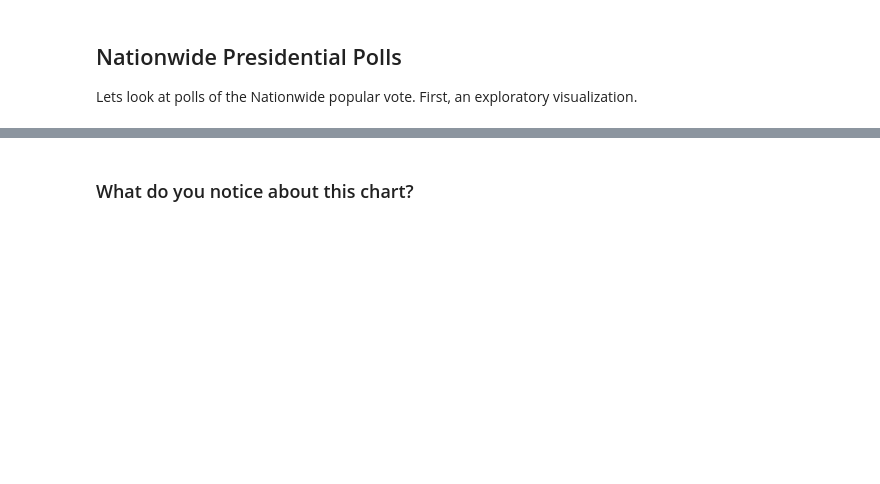
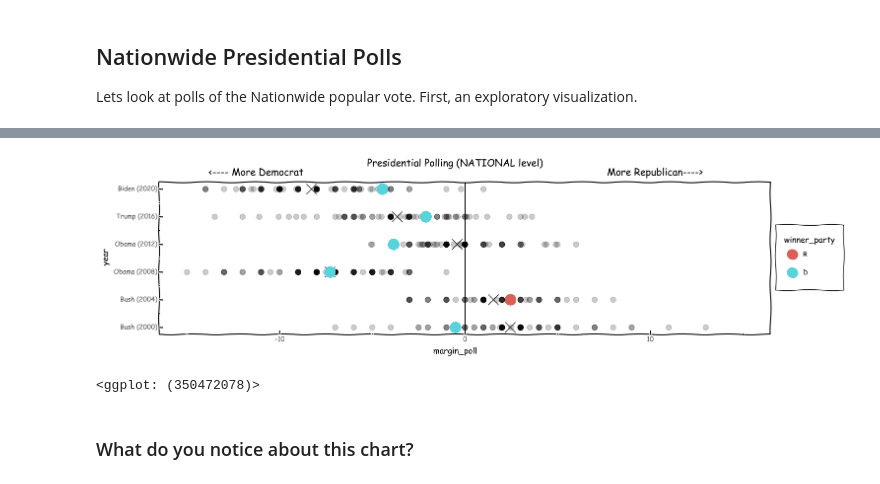
Before and after one commit to dmil/wrangler-polls, a Jupyter notebook: polling-analysis.ipynb, the cells around one changed output, grey strips where cells are left out. Drawn from its saved outputs; the diff is of its cells as text; code cells hidden in the pictures; blank space fills up the shorter version.

```diff
--- a/polling-analysis.ipynb
+++ b/polling-analysis.ipynb
@@ -82,12 +123,33 @@ polls_to_analyze.sample(3)
 # %%
-(
+display(
     ggplot(polls_to_analyze, aes(x='margin_poll', y='year'))
      + geom_point(size=4, alpha=.2)
+     + geom_point(data=polls_to_analyze.pivot_table(index='year', aggfunc='mean', values='margin_poll').reset_index(), shape='x', size=8)
      + geom_point(aes(x='margin_actual', color="winner_party"), size=8)
      + geom_vline(aes(xintercept=0))
      + scale_y_continuous(breaks=list(range(2000,2024,4)),
                           labels=list(reversed(['Biden (2020)', 'Trump (2016)', 'Obama (2012)', 'Obama (2008)', 'Bush (2004)', 'Bush (2000)'])))
      + theme_xkcd()
      + theme(figure_size=(16, 4))
-     + labs(title='Presidential Polling (NATIONAL level)')
+     + xlim(-15,15)
+     + labs(title='Presidential Polling (NATIONAL level)\n <---- More Democrat                                                                                                       More Republican---->')
 )
+
+# Plotting "bias" rather than margin, since we care about how far off the poll was from the actual result
+# display(
+#     ggplot(polls_to_analyze, aes(x='bias', y='year'))
+#      + geom_point(size=4, alpha=.2)
+#      + geom_point(data=polls_to_analyze.pivot_table(index='year', aggfunc='mean', values='bias').reset_index(), shape='x', size=8)
+#      + geom_point(aes(x=0, color="winner_party"), size=8)
+#      + geom_vline(aes(xintercept=0))
+#      + scale_y_continuous(breaks=list(range(2000,2024,4)),
+#                           labels=list(reversed(['Biden (2020)', 'Trump (2016)', 'Obama (2012)', 'Obama (2008)', 'Bush (2004)', 'Bush (2000)'])))
+#      + theme_xkcd()
+#      + xlim(-15,15)
+#      + theme(figure_size=(16, 4))
+#      + labs(title='Presidential Polling "Bias" (NATIONAL level)\n <---- Overestimates Democrat                                                                                                       Overestimates Republican---->')
+
+# )
+# %% [output]
+[figure, added]
+<ggplot: (350472078)>
```
Also changed, not shown: parts of 32 cells of this notebook.
